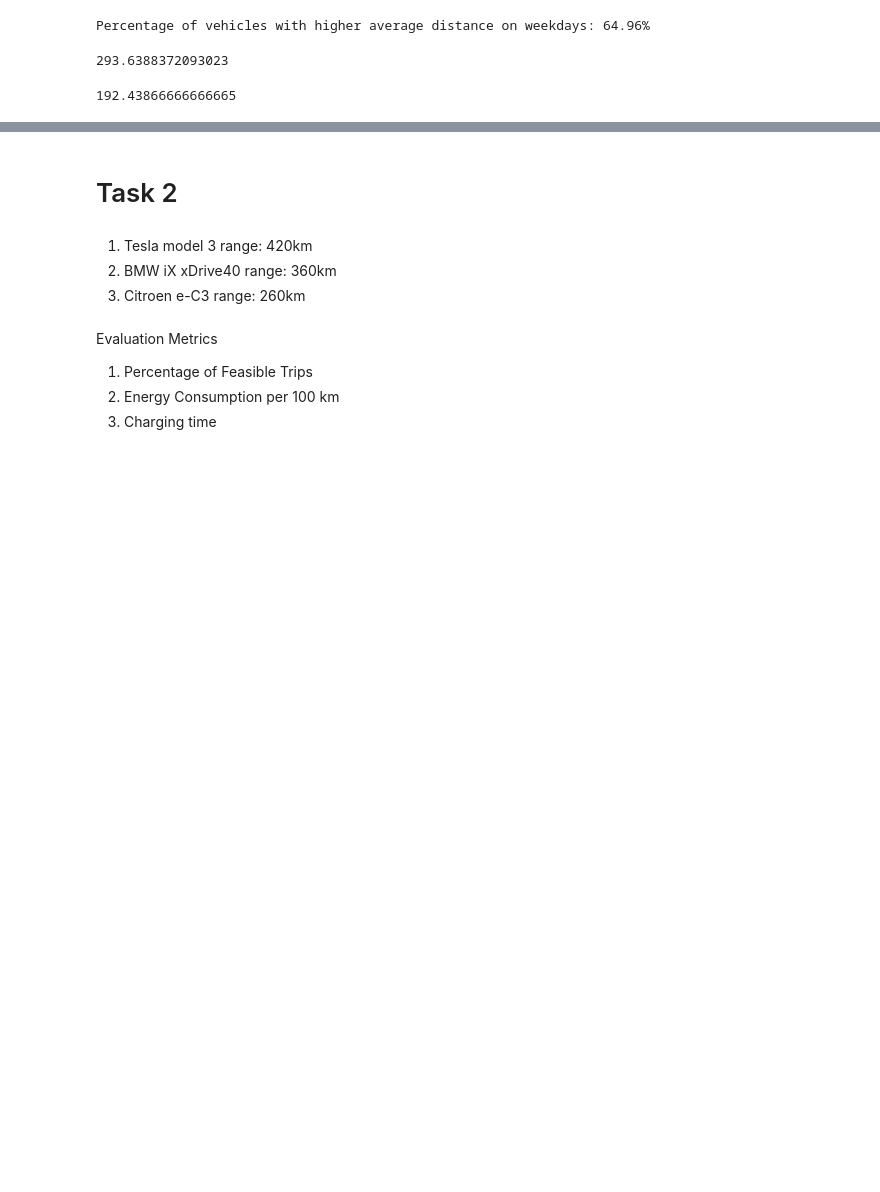
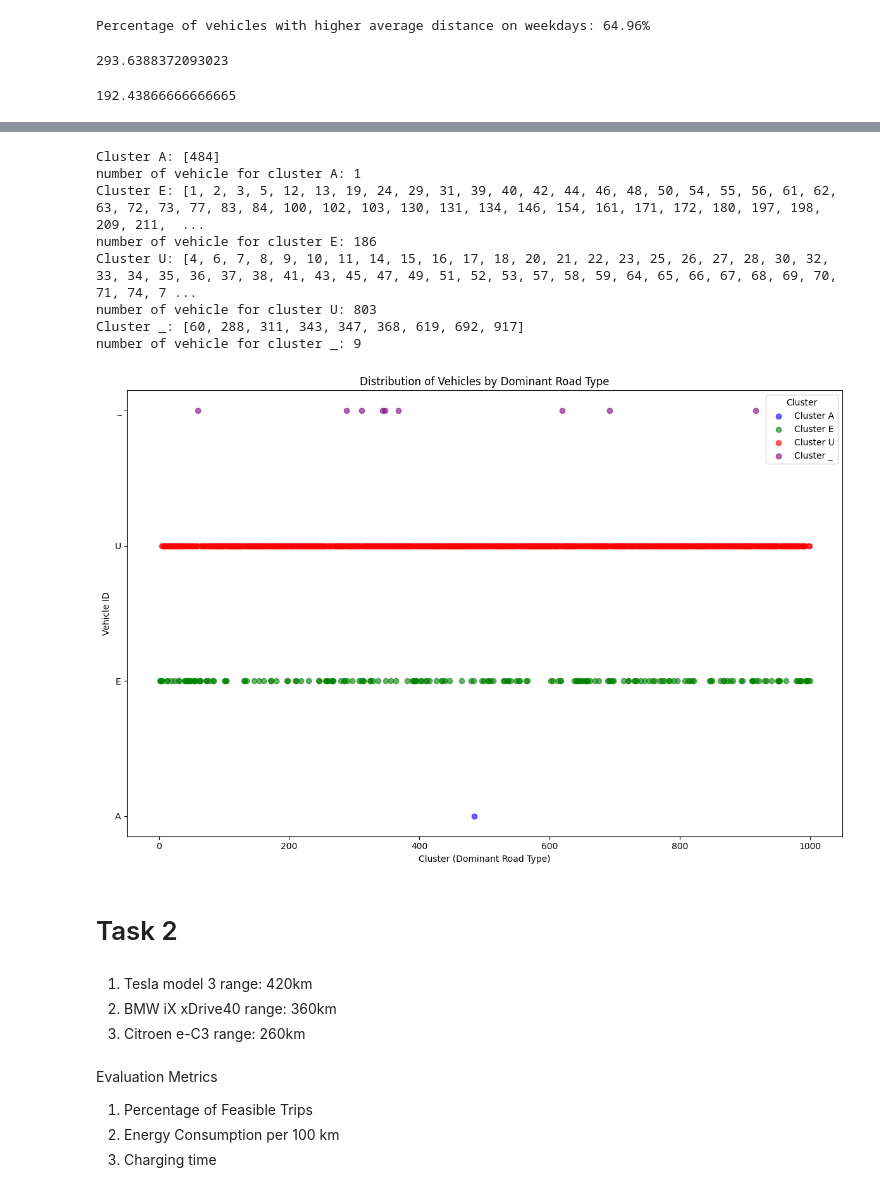
Before and after one commit to Mattiane/ICTforSmartMobilty_project, a Jupyter notebook: lab3/lab3_group18.ipynb, the cells around one changed output, grey strips where cells are left out. Drawn from its saved outputs; the diff is of its cells as text; code cells hidden in the pictures; blank space fills up the shorter version.

```diff
--- a/lab3/lab3_group18.ipynb
+++ b/lab3/lab3_group18.ipynb
@@ -209,3 +226,42 @@ weekend_data[630]
+# %%
+# C
+road_type_counts = data.groupby(["vehicle_id", "road"]).size().unstack(fill_value=0)
+
+# Determine the dominant road type for each vehicle
+dominant_road_type = road_type_counts.idxmax(axis=1)
+
+# Create clusters based on the dominant road type
+clusters = {road_type: [] for road_type in road_type_counts.columns}
+for vehicle_id, road_type in dominant_road_type.items():
+    clusters[road_type].append(vehicle_id)
+
+# Print the clusters
+for road_type, vehicle_ids in clusters.items():
+    print(f"Cluster {road_type}: {vehicle_ids}")
+    print(f"number of vehicle for cluster {road_type}: {np.size(vehicle_ids)}")
+# Plot the clusters
+fig, ax = plt.subplots(figsize=(12, 8))
+colors = {'A': 'blue', 'E': 'green', 'U': 'red', '_': 'purple'}
+for road_type, vehicle_ids in clusters.items():
+    for vehicle_id in vehicle_ids:
+        ax.scatter(vehicle_id, road_type, color=colors[road_type], label=f"Cluster {road_type}" if vehicle_id == vehicle_ids[0] else "", alpha=0.6)
+
+ax.set_title("Distribution of Vehicles by Dominant Road Type")
+ax.set_ylabel("Vehicle ID")
+ax.set_xlabel("Cluster (Dominant Road Type)")
+ax.legend(title="Cluster")
+plt.tight_layout()
+plt.show()
+# %% [output]
+Cluster A: [484]
+number of vehicle for cluster A: 1
+Cluster E: [1, 2, 3, 5, 12, 13, 19, 24, 29, 31, 39, 40, 42, 44, 46, 48, 50, 54, 55, 56, 61, 62, 63, 72, 73, 77, 83, 84, 100, 102, 103, 130, 131, 134, 146, 154, 161, 171, 172, 180, 197, 198, 209, 211,  ...
+number of vehicle for cluster E: 186
+Cluster U: [4, 6, 7, 8, 9, 10, 11, 14, 15, 16, 17, 18, 20, 21, 22, 23, 25, 26, 27, 28, 30, 32, 33, 34, 35, 36, 37, 38, 41, 43, 45, 47, 49, 51, 52, 53, 57, 58, 59, 64, 65, 66, 67, 68, 69, 70, 71, 74, 7 ...
+number of vehicle for cluster U: 803
+Cluster _: [60, 288, 311, 343, 347, 368, 619, 692, 917]
+number of vehicle for cluster _: 9
+[figure, added]
 # %% [markdown]
 # Task 2
 # %% [markdown]
```
Also changed, not shown: parts of 3 cells of this notebook, 2 other files.
